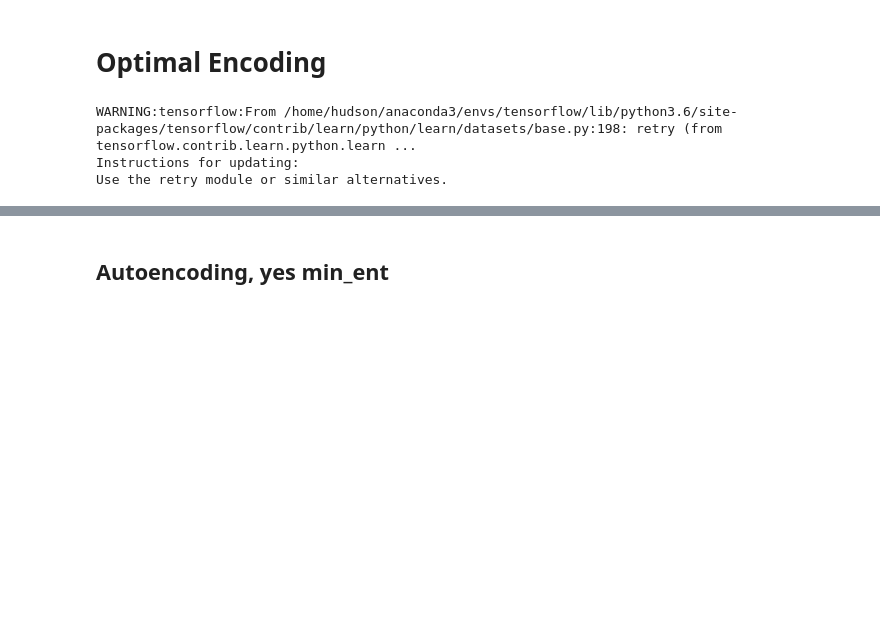
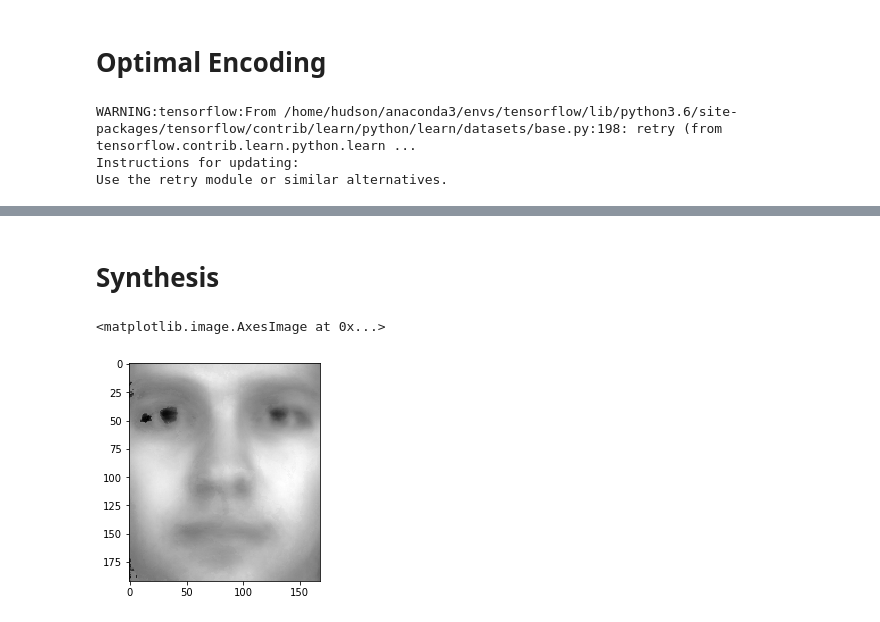
Before and after one commit to Hudsonnc/Optimal-Encoding, a Jupyter notebook: Yale_B Autoencoding.ipynb, the cells around one changed output, grey strips where cells are left out. Cells and saved outputs as stored; diff of their text form; code cells hidden in the pictures; blank space fills up the shorter version.

```diff
--- a/Yale_B Autoencoding.ipynb
+++ b/Yale_B Autoencoding.ipynb
@@ -156,8 +176,0 @@ plt.show()
-# %% [markdown]
-## Autoencoding, yes min_ent
-# %%
-n_in = X.shape[-1]
-n_bits = math.ceil(np.log2(X.shape[0]))
-n_out = X.shape[-1]
-depth = 2
-widths = [300, 300]
@@ -167,4 +176,0 @@ decoder = MLP(n_bits, n_out+1, depth, widths)
-# %%
-oe = OptimalEncoding(encoder, decoder, n_bits)
-# %%
-oe.train(X_train, y=None, min_entropy=True, epochs=100, batch_size=64, lr=1e-2, tau_rate = 1e-4)
@@ -226,0 +177,9 @@ plt.show()
+# %% [markdown]
+# Synthesis
+# %%
+zsynth = np.random.binomial(1,.5, (1,n_bits))
+xsynth = oe.decode(zsynth)
+plt.imshow(xsynth[0].reshape((shapeX[1],shapeX[2])), plt.cm.gray)
+# %% [output]
+<matplotlib.image.AxesImage at 0x...>
+[figure, added]
```
Also changed, not shown: parts of 14 cells of this notebook, 1 other file.
